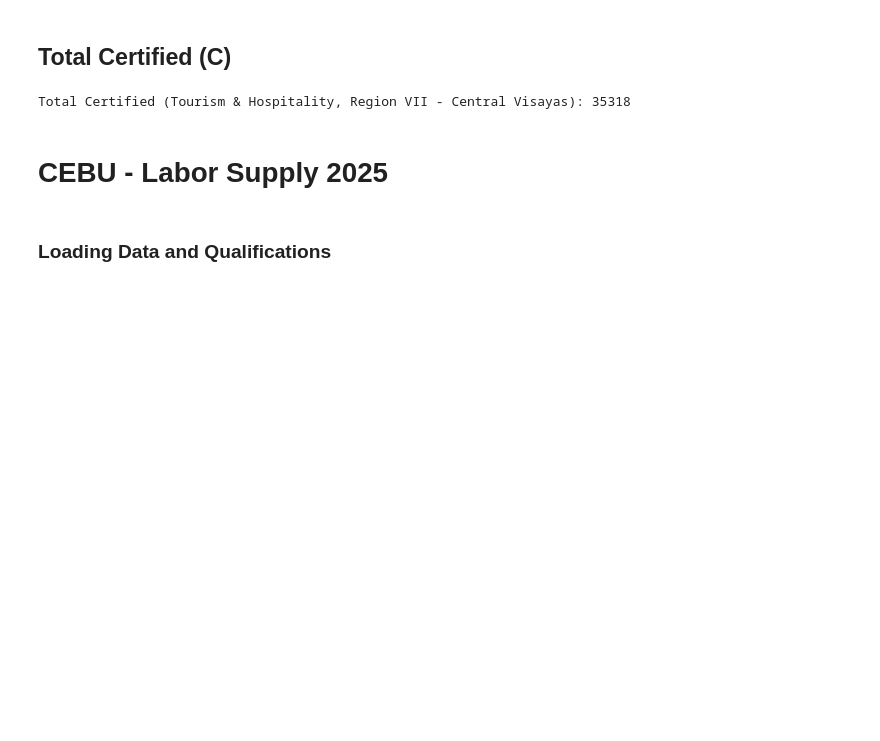
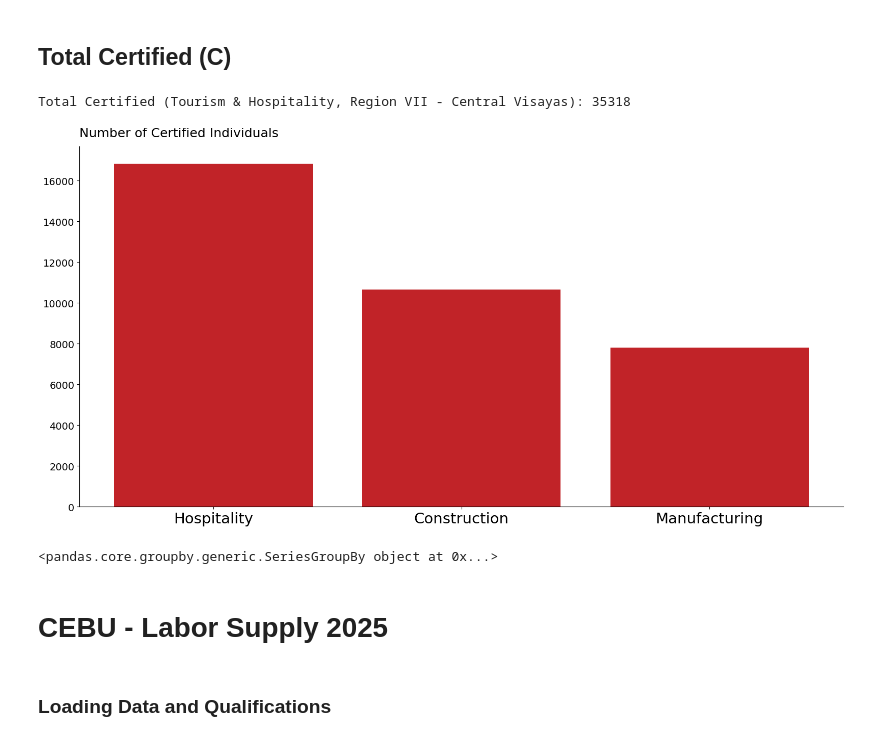
Before and after one commit to BSDSBA-JF/wadwani_intern, a Jupyter notebook: 03_tesda_cebu/CEBU/03_EGAC_laborsupply.ipynb, the cells around one changed output. Saved outputs shown, nothing was run; the diff lists cells and outputs as text; code cells hidden in the pictures; blank space fills up the shorter version.

```diff
--- a/03_tesda_cebu/CEBU/03_EGAC_laborsupply.ipynb
+++ b/03_tesda_cebu/CEBU/03_EGAC_laborsupply.ipynb
@@ -197,6 +182,52 @@ total_certified = region_vii_cebu_tourism["Certified"].sum()
 print("Total Certified (Tourism & Hospitality, Region VII - Central Visayas):", total_certified)
 # %% [output]
 Total Certified (Tourism & Hospitality, Region VII - Central Visayas): 35318
+# %%
+# --- sector mapping ---
+tourism_list = NC_list[:17]
+construction_list = NC_list[17:17+42]
+manufacturing_list = NC_list[17+42:]
+
+def get_sector(qualification):
+    if qualification in tourism_list:
+        return "Hospitality"
+    elif qualification in construction_list:
+        return "Construction"
+    elif qualification in manufacturing_list:
+        return "Manufacturing"
+    else:
+        return "Other"
+
+# --- apply mapping ---
+region_vii_cebu_tourism.loc[:, 'Sector'] = region_vii_cebu_tourism['Qualification'].apply(get_sector)
+
+# --- group and sum ---
+sector_summary = (
+    region_vii_cebu_tourism.groupby('Sector')['Certified']
+    .sum()
+    .reset_index()
+    .sort_values(by='Certified', ascending=False)   # sort highest → lowest
+)
+
+# --- bar chart ---
+plt.figure(figsize=(16, 8))
+plt.bar(sector_summary['Sector'], sector_summary['Certified'], color='#c12328')
+
+# labels and style
+plt.ylabel('Number of Certified Individuals', rotation=0, ha='left', fontsize=18, labelpad=60)
+plt.gca().yaxis.set_label_coords(0, 1.02)
+plt.xticks(rotation=0, fontsize=21)
+plt.yticks(fontsize=14)
+plt.gca().spines['top'].set_visible(False)
+plt.gca().spines['right'].set_visible(False)
+plt.tight_layout()
+plt.show()
+# %% [output]
+[figure, added]
+# %%
+region_vii_cebu_tourism.groupby('Sector')['Enrolled']
+# %% [output]
+<pandas.core.groupby.generic.SeriesGroupBy object at 0x...>
 # %% [markdown]
 # CEBU - Labor Supply 2025
 # %% [markdown]
```
Also changed, not shown: parts of 10 cells of this notebook, 3 other files.
